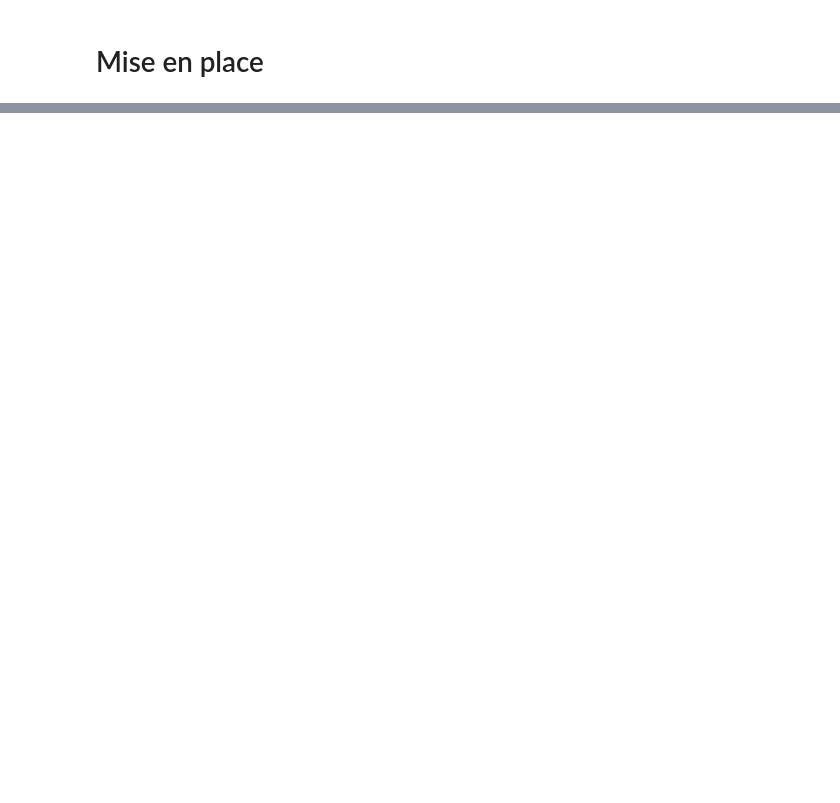
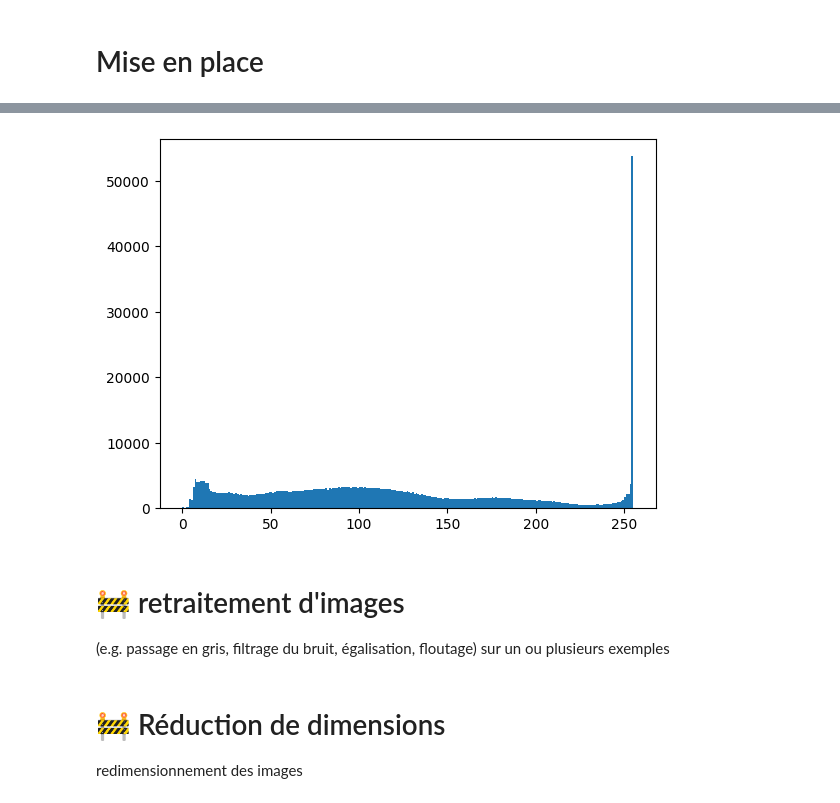
Before and after one commit to sycod/API-CViz_classif-EfficientNetB0, a Jupyter notebook: 1_preprocessing.ipynb, the cells around one changed output, grey strips where cells are left out. Cells and saved outputs as stored; diff of their text form; code cells hidden in the pictures; blank space fills up the shorter version.

```diff
--- a/1_preprocessing.ipynb
+++ b/1_preprocessing.ipynb
@@ -51,0 +115,16 @@ else:
+# %%
+# Générer et afficher l'histogramme
+# Pour le normaliser : argument density=True dans plt.hist
+# Pour avoir l'histogramme cumulé : argument cumulative=True
+n, bins, patches = plt.hist(img_arr.flatten(), bins=range(256))
+plt.show()
+# %% [output]
+[figure, added]
+# %% [markdown]
+# 🚧 retraitement d'images
+
+(e.g. passage en gris, filtrage du bruit, égalisation, floutage) sur un ou plusieurs exemples
+# %% [markdown]
+# 🚧 Réduction de dimensions
+
+redimensionnement des images
```
Also changed, not shown: parts of 18 cells of this notebook, 1 other file.
